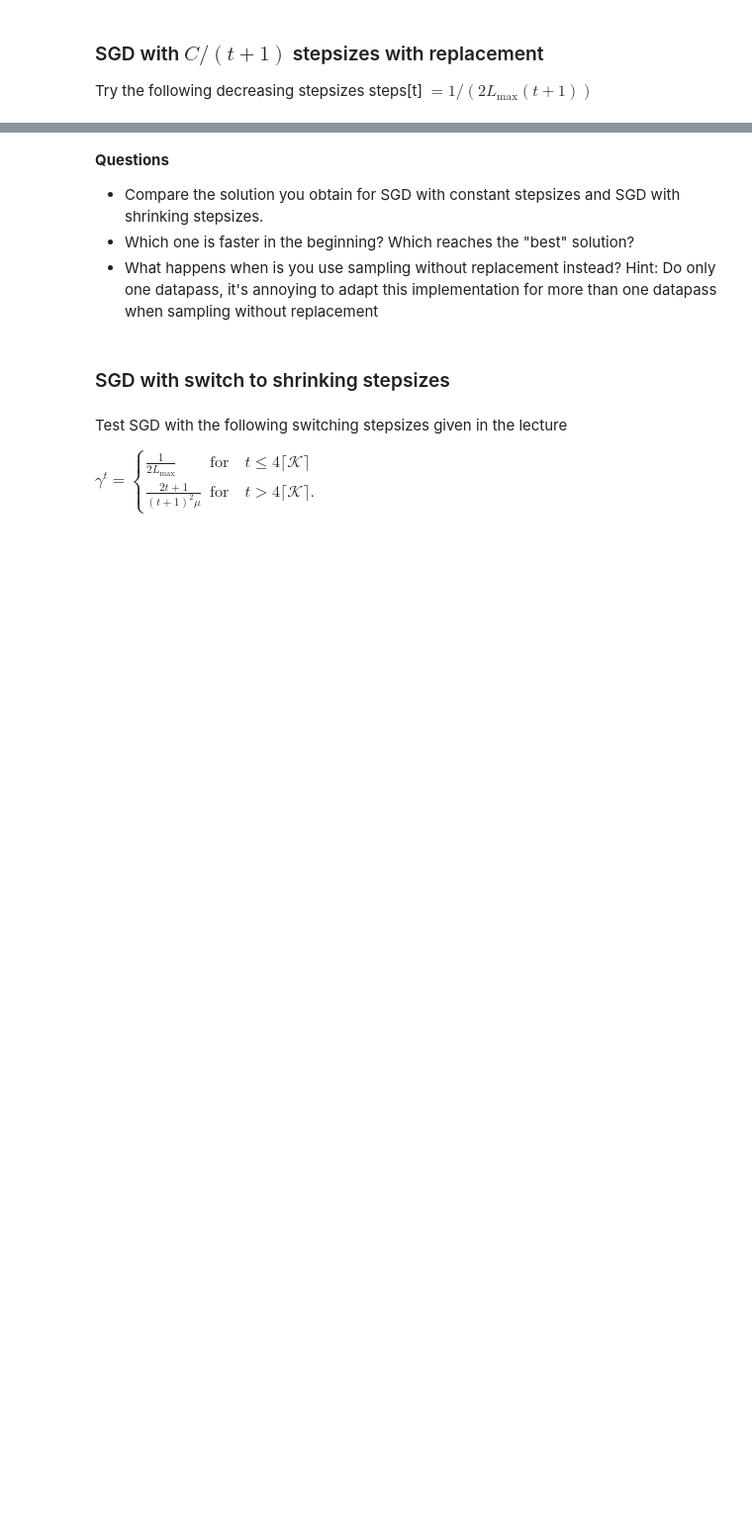
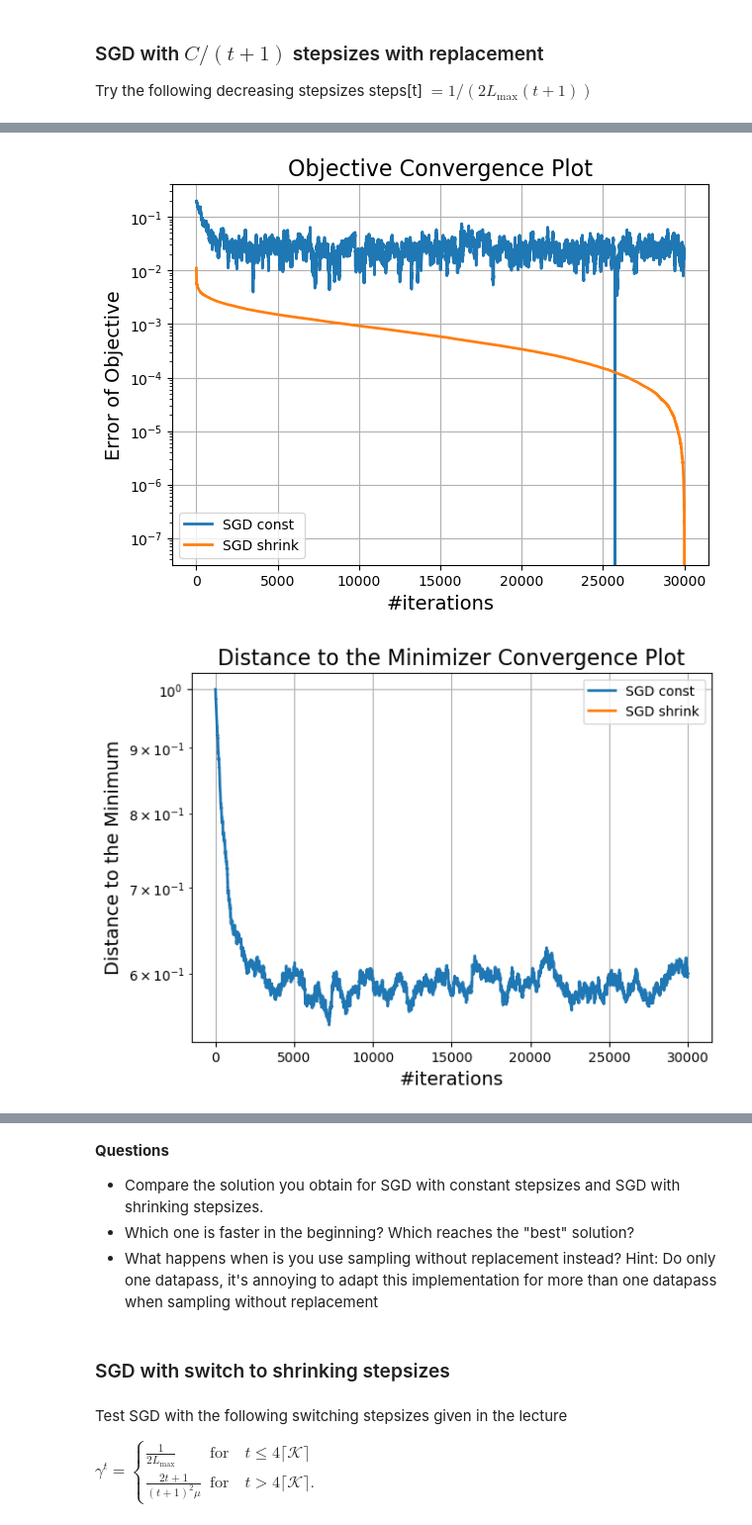
Before and after one commit to Ignatiusboadi/stochastic_gradient_descent, a Jupyter notebook: SGD_Final_Lab.ipynb, the cells around one changed output, grey strips where cells are left out. Shown at 99% size. Drawn from its saved outputs; the diff is of its cells as text; code cells hidden in the pictures; blank space fills up the shorter version.

Commit message:
update constant and shinking

```diff
--- a/SGD_Final_Lab.ipynb
+++ b/SGD_Final_Lab.ipynb
@@ -479,20 +441,17 @@ Try the following decreasing stepsizes steps[t] $= 1/(2L_{\max}(t+1))$
 # w_sgdsr, obj_sgdsr, err_sgdsr = sgd(.....?.....)
 ##############END TODO######################
 
-# Initialize parameters
+# Shrinking step sizes
+steps_shrinking = 1 / (2 * Lmax * (np.arange(n_iter) + 1))
 w0 = np.zeros(d)
-w_min = np.zeros(d)
-Lmax = model.L_max_constant()
-steps = 1 / (2 * Lmax * (np.arange(n_iter) + 1))
+w_min = np.zeros(d)  # Adjust this if you want to compare with `w_model_truth`
 indices = np.random.randint(0, n, n_iter)
 
-# Run SGD
-w_output, objectives, errors = sgd(w0, model, indices, steps, w_min, n_iter=n_iter, averaging_on=False, momentum=0, verbose=True, start_averaging=0)
+w_sgdsr, obj_sgdsr, err_sgdsr = sgd(w0, model, indices, steps_shrinking, w_min, n_iter=n_iter, averaging_on=False, momentum=0, verbose=True, start_averaging=0)
 
-# Output results
-print("Final weights:\n", w_output)
-print("Final objective value:\n", objectives[-1])
-print("Final error:\n", errors[-1] if len(errors) > 0 and errors[-1] is not None else "N/A")
+print("Final weights with shrinking steps:\n", w_sgdsr)
+print("Final objective value with shrinking steps:\n", obj_sgdsr[-1])
+print("Final error with shrinking steps:\n", err_sgdsr[-1] if len(err_sgdsr) > 0 and err_sgdsr[-1] is not None else "N/A")
 # %% [output]
 Launching SGD solver...
    it    |   obj    |   err
@@ -513,4 +472,31 @@ Final error:
  N/A
+# %%
+import matplotlib.pyplot as plt
+
+# Plotting the error of the objective on a logarithmic scale
+plt.figure(figsize=(7, 5))
+plt.semilogy(obj_sgdcr - np.min(obj_sgdcr), label="SGD const", lw=2)
+plt.semilogy(obj_sgdsr - np.min(obj_sgdsr), label="SGD shrink", lw=2)
+plt.title("Objective Convergence Plot", fontsize=16)
+plt.xlabel("#iterations", fontsize=14)
+plt.ylabel("Error of Objective", fontsize=14)
+plt.legend()
+plt.grid(True)
+plt.show()
+
+# Plotting the distance to the minimizer on a logarithmic scale
+plt.figure(figsize=(7, 5))
+plt.semilogy(err_sgdcr, label="SGD const", lw=2)
+plt.semilogy(err_sgdsr, label="SGD shrink", lw=2)
+plt.title("Distance to the Minimizer Convergence Plot", fontsize=16)
+plt.xlabel("#iterations", fontsize=14)
+plt.ylabel("Distance to the Minimum", fontsize=14)
+plt.legend()
+plt.grid(True)
+plt.show()
+# %% [output]
+[figure, added]
+[figure, added]
 # %%
 # Error of objective on a logarithmic scale
 plt.figure(figsize=(7, 5))
```
Also changed, not shown: parts of 5 cells of this notebook.
